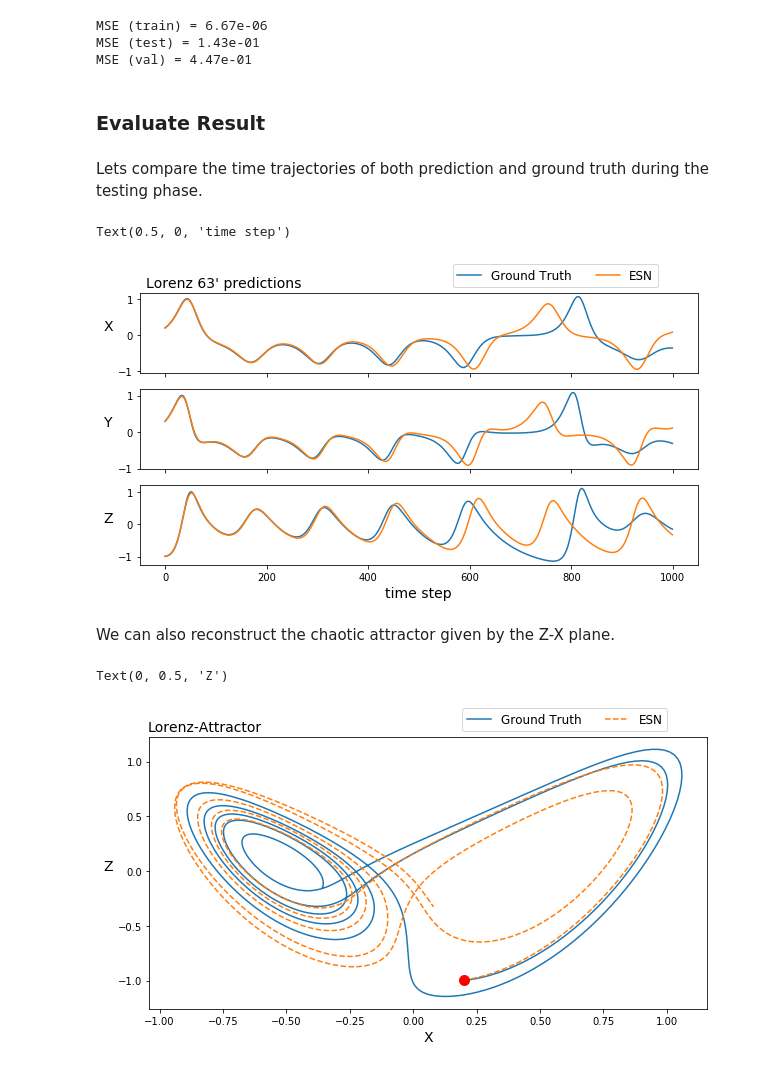
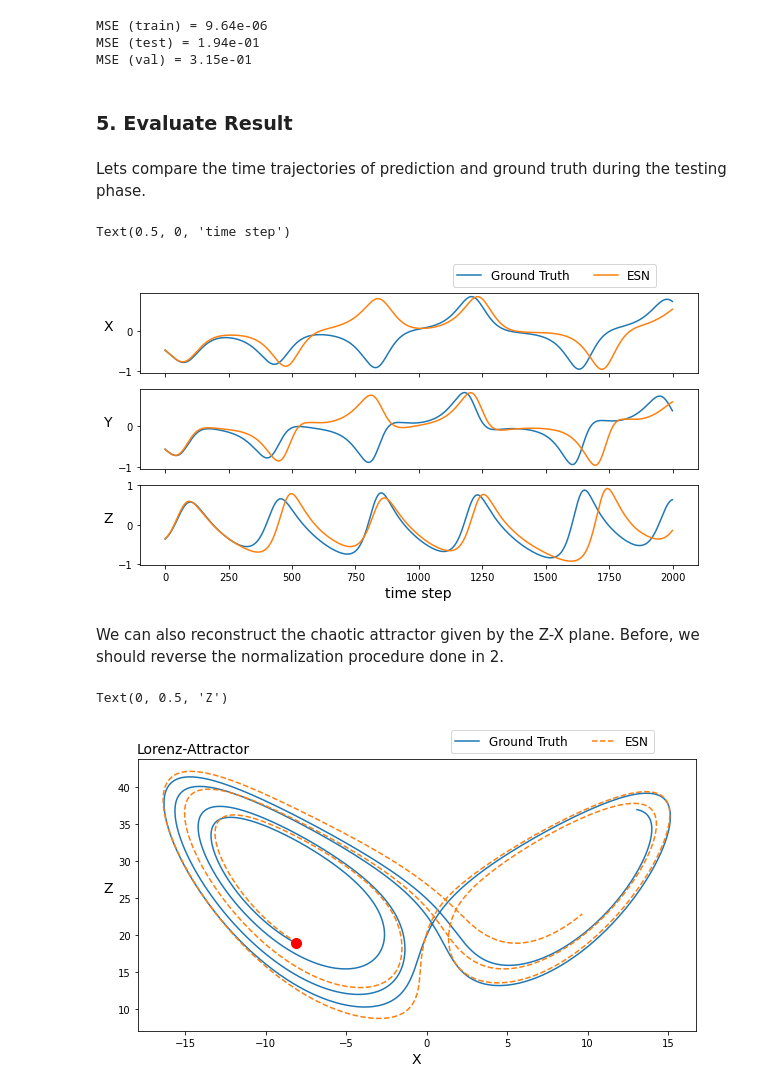
Before and after one commit to flohey/turbESN, a Jupyter notebook: basic_tour/basic_tour.ipynb, the cells around one changed output. Saved outputs shown, nothing was run; the diff lists cells and outputs as text; code cells hidden in the pictures.

```diff
--- a/basic_tour/basic_tour.ipynb
+++ b/basic_tour/basic_tour.ipynb
@@ -19,13 +24,19 @@ from turbESN.util import minmax_scaling, PreparePredictorData,RunturbESN
 # %%
-data = np.load('Lorenz63.npy')
+import h5py
+
+with h5py.File('lorenz63.hdf5','r') as f:
+    data = np.array(f['data'])
+    dt = f.attrs['dt']
+
 data_timesteps, n_input_data= data.shape
 
 # Visualize data
 ylabels = ['X','Y','Z']
 fig,axs = plt.subplots(figsize = (8,5), nrows = 3, sharex = True)
 for ii in range(n_input_data):
-    axs[ii].plot(data[:,ii])
+    axs[ii].plot(data[:10000,ii])
     axs[ii].set_ylabel(ylabels[ii], fontsize = 14, rotation = 0, labelpad = 10)
+
 axs[0].set_title("Lorenz 63'", x = .1, fontsize = 14)
 axs[-1].set_xlabel('time step',fontsize = 14)
 # %% [output]
@@ -38,10 +49,10 @@ Let's prepare the imported temporal data for input of the ESN:
 - scale data to values in [-1,1]
 # %%
 # Data parameters
-trainingLength = 2050       # length of training phase
-testingLength = 1000        # length of testing phase
-validationLength = 1000     # length of validation phase
 transientTime = 50          # initial transient that will be discarded from training (used for reservoir initialization)
+trainingLength = 4050       # length of training phase
+testingLength = 2000        # length of testing phase
+validationLength = 2000     # length of validation phase
 esn_start = 1               # time step of data at which training phase should start
 esn_end = esn_start + trainingLength + testingLength + validationLength    # time step of data at which validation phase should stop
 
@@ -95,23 +115,25 @@ RunturbESN:
 # %%
-mse_train, mse_test, mse_val, y_pred_test, y_pred_val = RunturbESN(esn=esn,
-                                                                   u_train=u_train,
-                                                                   y_train=y_train,
-                                                                   y_test=y_test,
-                                                                   u_test=u_test,
-                                                                   u_val=u_val,
-                                                                   y_val=y_val)
+loss_dict, y_pred_test, y_pred_val = run_turbESN(esn=esn,
+                                                 u_train=u_train,
+                                                 y_train=y_train,
+                                                 y_test=y_test,
+                                                 u_test=u_test,
+                                                 u_val=u_val,
+                                                 y_val=y_val)
 
-print("MSE (train) = {0:.2e}\n".format(mse_train.mean()) + "MSE (test) = {0:.2e}\n".format(mse_test.mean()) + "MSE (val) = {0:.2e}\n".format(mse_val.mean()))
+print("MSE (train) = {0:.2e}\n".format(loss_dict['mse_train'].mean()) + "MSE (test) = {0:.2e}\n".format(loss_dict['mse_test'].mean()) + "MSE (val) = {0:.2e}\n".format(loss_dict['mse_val'].mean()))
 # %% [output]
-MSE (train) = 6.67e-06
-MSE (test) = 1.43e-01
-MSE (val) = 4.47e-01
+MSE (train) = 9.64e-06
+MSE (test) = 1.94e-01
+MSE (val) = 3.15e-01
 # %% [markdown]
-### Evaluate Result
+### 5. Evaluate Result
 # %% [markdown]
-Lets compare the time trajectories of both prediction and ground truth during the testing phase.
+Lets compare the time trajectories of prediction and ground truth during the testing phase.
 # %%
+import matplotlib.pyplot as plt
 import seaborn as sns
+
 ylabels = ['X','Y','Z']
 clrs = sns.color_palette()
 fig,axs = plt.subplots(figsize = (10,5), nrows = 3, sharex = True)
@@ -119,25 +141,30 @@ for ii in range(n_input_data):
     axs[ii].plot(range(testingLength),y_test[:,ii], label = 'Ground Truth',color = clrs[0])
     axs[ii].plot(range(testingLength),y_pred_test[:,ii], label = 'ESN',color=clrs[1])
     axs[ii].set_ylabel(ylabels[ii], fontsize = 14, rotation = 0, labelpad = 10)
-    #axs[ii].grid()
 
 axs[0].legend(fontsize = 12, ncol = 3, loc = 'lower left', bbox_to_anchor = (.55,1))
-axs[0].set_title("Lorenz 63' predictions", x = .15, fontsize = 14)
 axs[-1].set_xlabel('time step',fontsize = 14)
 # %% [output]
 Text(0.5, 0, 'time step')
-[figure, old version]
+[figure, new version]
 # %% [markdown]
-We can also reconstruct the chaotic attractor given by the Z-X plane.
+We can also reconstruct the chaotic attractor given by the Z-X plane. Before, we should reverse the normalization procedure done in 2.
 # %%
+y_test_denom = undo_minmax_scaling(y_test,x_min=x_min,x_max=x_max)
+y_pred_test_denom = undo_minmax_scaling(y_pred_test,x_min=x_min,x_max=x_max)
+
+
 fig,axs = plt.subplots(figsize = (10,5))
-axs.plot(y_test[:,0],y_test[:,2],label = 'Ground Truth')
-axs.plot(y_pred_test[:,0],y_pred_test[:,2],label = 'ESN', linestyle = 'dashed')
-axs.plot(y_test[0,0],y_test[0,2],color="red",marker=".",markersize=20)
+axs.plot(y_test_denom[:,0],y_test_denom[:,2],label = 'Ground Truth')
+axs.plot(y_pred_test_denom[:,0],y_pred_test_denom[:,2],label = 'ESN', linestyle = 'dashed')
+
+# tidy up
+#----------
+axs.plot(y_test_denom[0,0],y_test_denom[0,2],color="red",marker=".",markersize=20)
 axs.legend(fontsize = 12, ncol = 2, loc = 'lower left', bbox_to_anchor = (.55,1))
 axs.set_title("Lorenz-Attractor", x = .1, fontsize = 14)
 axs.set_xlabel("X", fontsize = 14, rotation = 0)
 axs.set_ylabel("Z", fontsize = 14, rotation = 0, labelpad = 10)
 # %% [output]
 Text(0, 0.5, 'Z')
-[figure, old version]
+[figure, new version]
```
Also changed, not shown: parts of 10 cells of this notebook, 14 other files.
